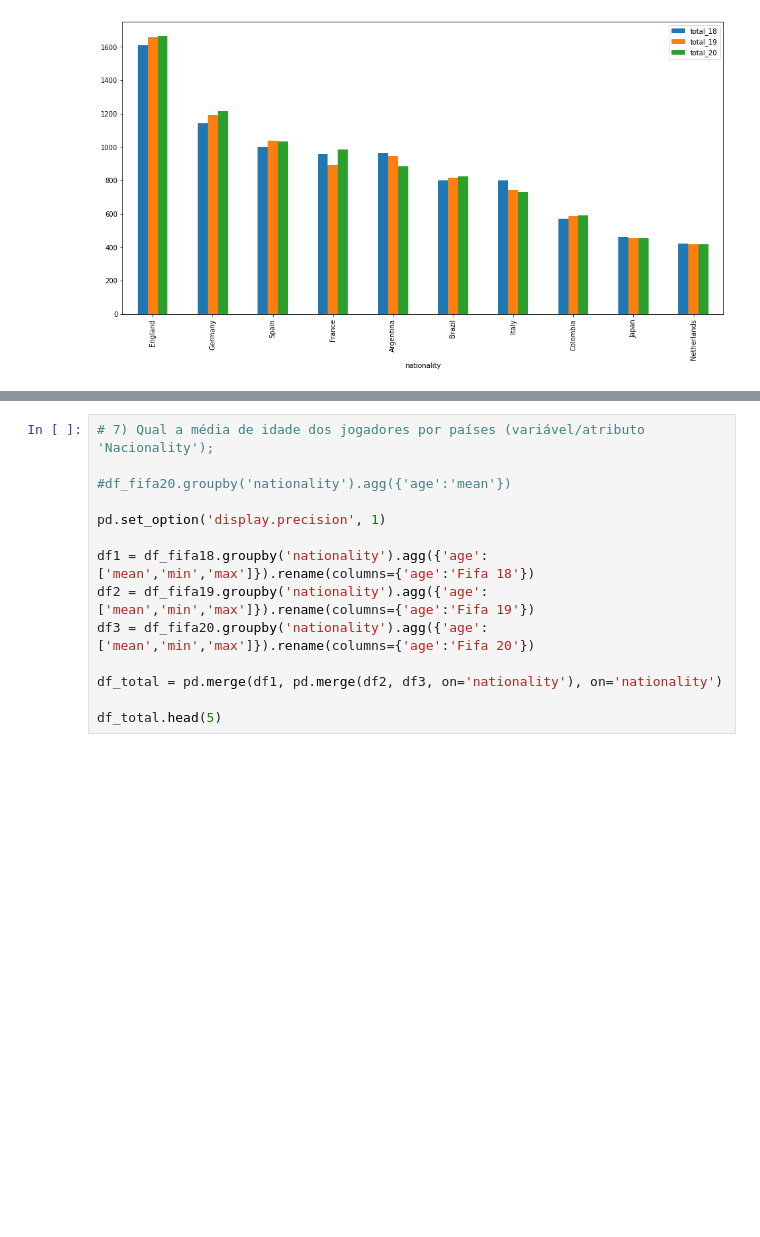
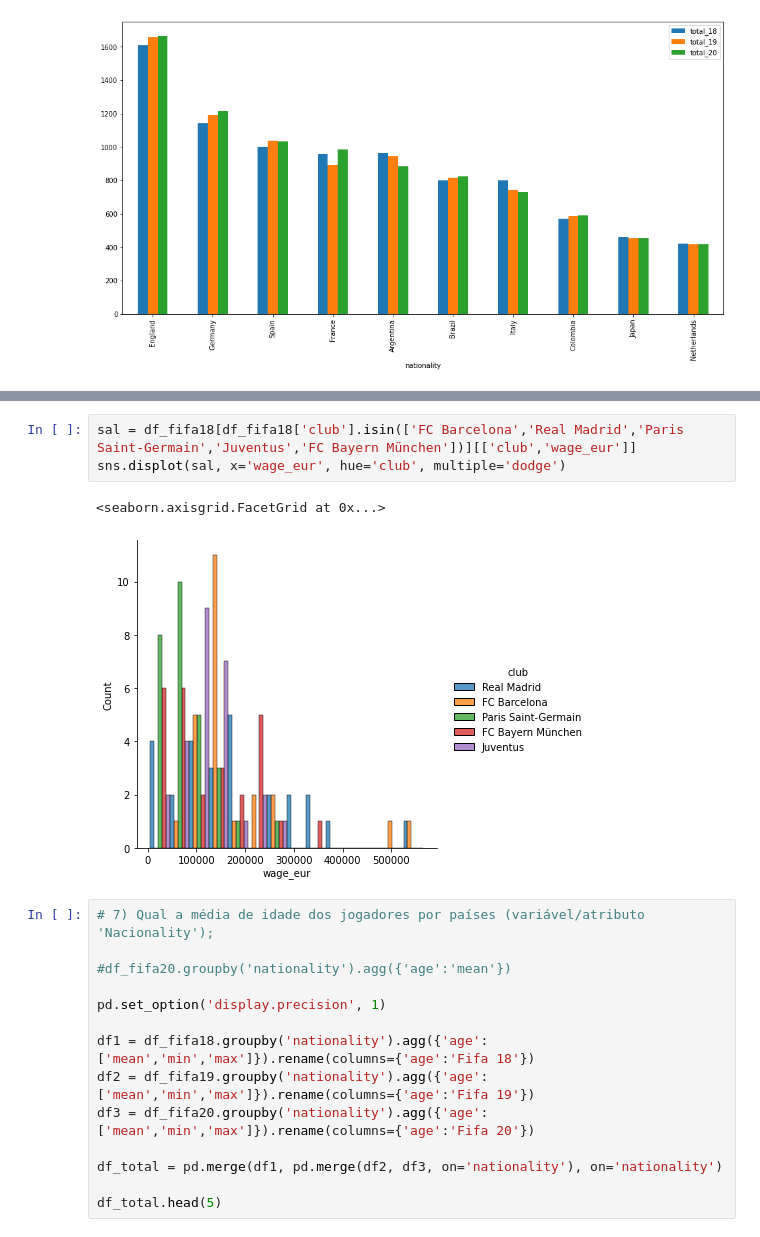
Before and after one commit to rafaelhamer/DSWP, a Jupyter notebook: Fifa_Comparativo.ipynb, the cells around one changed output, grey strips where cells are left out. Drawn from its saved outputs; the diff is of its cells as text; blank space fills up the shorter version.

```diff
--- a/Fifa_Comparativo.ipynb
+++ b/Fifa_Comparativo.ipynb
@@ -138,3 +144,9 @@ df_total[['total_18','total_19','total_20']].head(10).plot.bar(figsize=(16,8))
+# %%
+sal = df_fifa18[df_fifa18['club'].isin(['FC Barcelona','Real Madrid','Paris Saint-Germain','Juventus','FC Bayern München'])][['club','wage_eur']]
+sns.displot(sal, x='wage_eur', hue='club', multiple='dodge')
+# %% [output]
+<seaborn.axisgrid.FacetGrid at 0x...>
+[figure, added]
 # %%
 # 7) Qual a média de idade dos jogadores por países (variável/atributo 'Nacionality');
 
```
Also changed, not shown: parts of 1 cell of this notebook.
